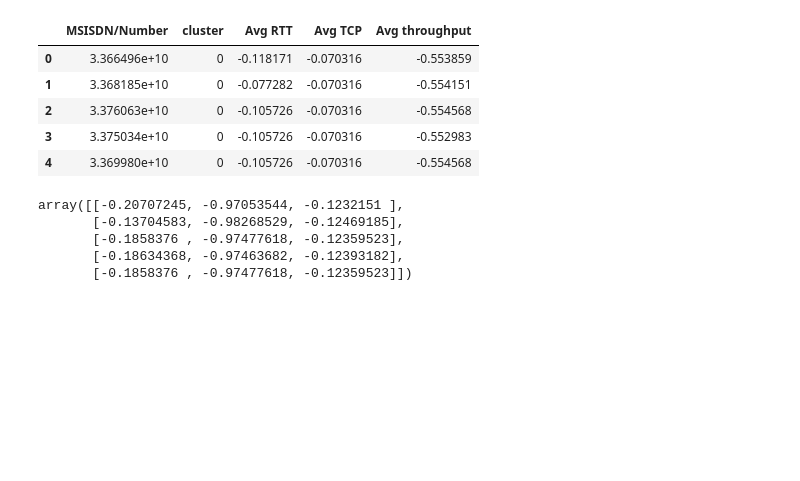
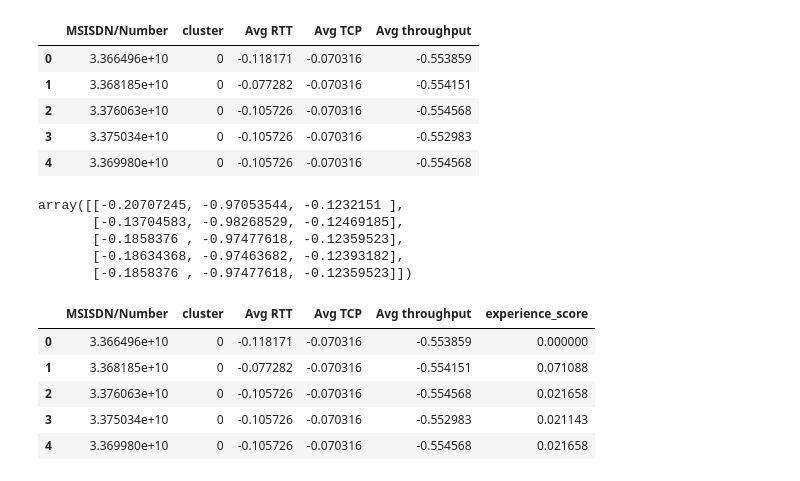
Before and after one commit to nebasam/Telecom_Data_Analysis, a Jupyter notebook: notebooks/TelecomDataAnalysis.ipynb, the cells around one changed output. Cells and saved outputs as stored; diff of their text form; code cells hidden in the pictures; blank space fills up the shorter version.

```diff
--- a/notebooks/TelecomDataAnalysis.ipynb
+++ b/notebooks/TelecomDataAnalysis.ipynb
@@ -838,7 +888,12 @@ Top_Ten.head(10)
 # Ploting the top 3 most used applications using appropriate charts.
 application_columns = ['Social Media_UL_DL', 'Google_UL_DL', 'Email_UL_DL', 'Youtube_UL_DL',
        'Netflix_UL_DL', 'Gaming_UL_DL', 'Other_UL_DL']
-applications = user_agg[application_columns].sum().sort_values(ascending=False).nlargest(3)
+applications = user_agg[application_columns].sum().sort_values(ascending=False).nlargest(3)distance = kmeans.fit_transform(normalized_data)
+less_engaged_cluster = 2
+distance_from_less_engaged_cluster = list(
+    map(lambda x: x[less_engaged_cluster], distance))
+engagement_metrics['engagement_score'] = distance_from_less_engaged_cluster
+engagement_metrics.tail(5)
 # %%
 # Ploting using bar charts
 plt.bar(applications.index,applications)
@@ -1127,0 +1179,27 @@ sort_dist(Hand_grp,col1='Handset Type',col2='Avg TCP')
+# %%
+distance = kmeans.fit_transform(normalized_data)
+less_engaged_cluster = 2
+distance_from_less_engaged_cluster = list(
+    map(lambda x: x[less_engaged_cluster], distance))
+engagement_metrics['engagement_score'] = distance_from_less_engaged_cluster
+engagement_metrics.tail(5)distance = kmeans.fit_transform(normalized_data)
+less_engaged_cluster = 2
+distance_from_less_engaged_cluster = list(
+    map(lambda x: x[less_engaged_cluster], distance))
+engagement_metrics['engagement_score'] = distance_from_less_engaged_cluster
+engagement_metrics.tail(5)distance = kmeans.fit_transform(normalized_data)
+less_engaged_cluster = 2
+distance_from_less_engaged_cluster = list(
+    map(lambda x: x[less_engaged_cluster], distance))
+engagement_metrics['engagement_score'] = distance_from_less_engaged_cluster
+engagement_metrics.tail(5)distance = kmeans.fit_transform(normalized_data)
+less_engaged_cluster = 2
+distance_from_less_engaged_cluster = list(
+    map(lambda x: x[less_engaged_cluster], distance))
+engagement_metrics['engagement_score'] = distance_from_less_engaged_cluster
+engagement_metrics.tail(5)distance = kmeans.fit_transform(normalized_data)
+less_engaged_cluster = 2
+distance_from_less_engaged_cluster = list(
+    map(lambda x: x[less_engaged_cluster], distance))
+engagement_metrics['engagement_score'] = distance_from_less_engaged_cluster
+engagement_metrics.tail(5)sort_dist(Hand_grp,col1='Handset Type',col2='Avg TCP')
@@ -1178,5 +1258,5 @@ engagement_metrics.tail(5)
 | 106854 | 0 | 3.370000e+14 | -0.48129 | 0.573428 | -0.192798 | 0.0 |
 | 106855 | 0 | 8.823971e+14 | -0.48129 | 3.883266 | -1.123723 | 0.0 |
 # %%
-user_experience = user_experience[['MSISDN/Number','cluster','Avg RTT','Avg TCP','Avg throughput']].head(5)
+user_experience = user_experience[['MSISDN/Number','cluster','Avg RTT','Avg TCP','Avg throughput']]
 # %%
@@ -1200,3 +1280,17 @@ array([[-0.20707245, -0.97053544, -0.1232151 ],
        [-0.1858376 , -0.97477618, -0.12359523],
        [-0.18634368, -0.97463682, -0.12393182],
        [-0.1858376 , -0.97477618, -0.12359523]])
+# %%
+distance = kmeans.fit_transform(normalized_data)
+less_engaged_cluster = 2
+distance_from_less_engaged_cluster = list(
+    map(lambda x: x[less_engaged_cluster], distance))
+user_experience['experience_score'] = distance_from_less_engaged_cluster
+user_experience.tail(5)
+# %% [output]
+|  | MSISDN/Number | cluster | Avg RTT | Avg TCP | Avg throughput | experience_score |
+| 0 | 3.366496e+10 | 0 | -0.118171 | -0.070316 | -0.553859 | 0.000000 |
+| 1 | 3.368185e+10 | 0 | -0.077282 | -0.070316 | -0.554151 | 0.071088 |
+| 2 | 3.376063e+10 | 0 | -0.105726 | -0.070316 | -0.554568 | 0.021658 |
+| 3 | 3.375034e+10 | 0 | -0.105726 | -0.070316 | -0.552983 | 0.021143 |
+| 4 | 3.369980e+10 | 0 | -0.105726 | -0.070316 | -0.554568 | 0.021658 |
```
Also changed, not shown: parts of 8 cells of this notebook, 2 other files.
